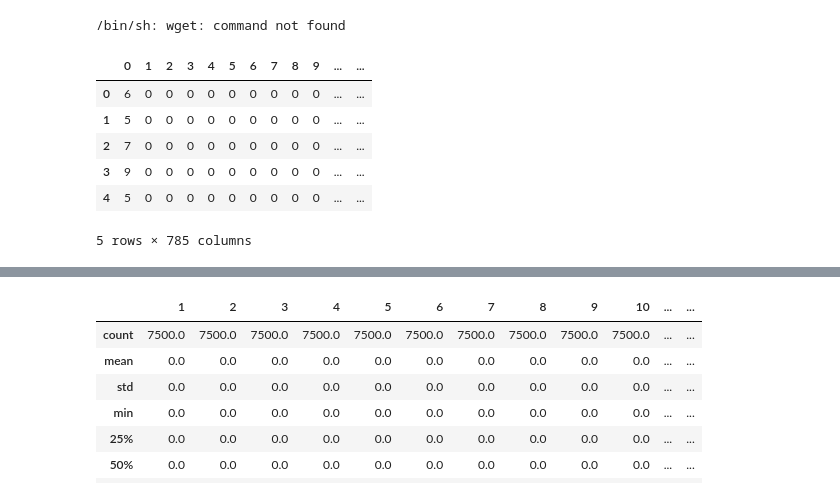
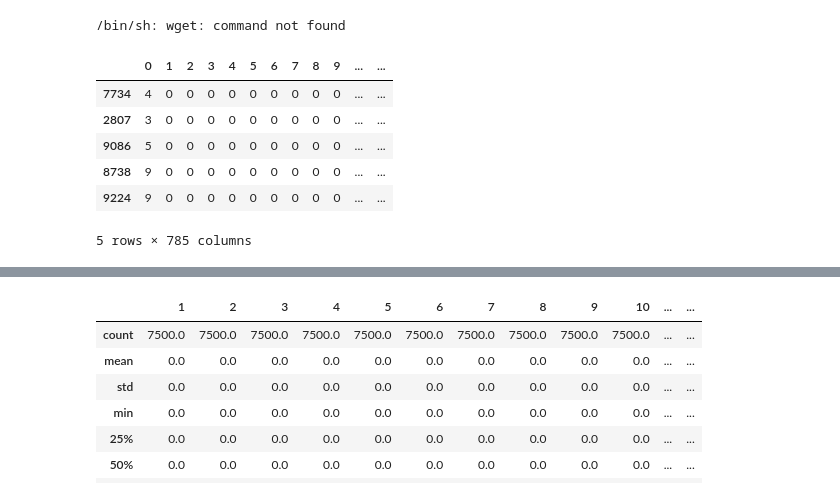
Before and after one commit to frolovconst/crash_course, a Jupyter notebook: multiclass_clf/multiclass.ipynb, the cells around one changed output, grey strips where cells are left out. Saved outputs shown, nothing was run; the diff lists cells and outputs as text; code cells hidden in the pictures.

```diff
--- a/multiclass_clf/multiclass.ipynb
+++ b/multiclass_clf/multiclass.ipynb
@@ -3,45 +3,45 @@
 # %% [output]
 /bin/sh: wget: command not found
 # %%
+from __future__ import print_function
+
 import glob
-import io
 import math
 import os
-os.environ['TF_CPP_MIN_VLOG_LEVEL']='3'
+import io
+
 from IPython import display
 from matplotlib import cm
 from matplotlib import gridspec
 from matplotlib import pyplot as plt
-% matplotlib inline
 import numpy as np
 import pandas as pd
 import seaborn as sns
 from sklearn import metrics
 import tensorflow as tf
 from tensorflow.python.data import Dataset
-from time import time
 
 tf.logging.set_verbosity(tf.logging.ERROR)
 pd.options.display.max_rows = 10
 pd.options.display.float_format = '{:.1f}'.format
 
 mnist_dataframe = pd.read_csv(
   io.open("./data/mnist_train_small.csv", "r"),
   sep=",",
   header=None)
 
 # Use just the first 10,000 records for training/validation.
 mnist_dataframe = mnist_dataframe.head(10000)
 
 mnist_dataframe = mnist_dataframe.reindex(np.random.permutation(mnist_dataframe.index))
 mnist_dataframe.head()
 # %% [output]
 |  | 0 | 1 | 2 | 3 | 4 | 5 | 6 | 7 | 8 | 9 | ... | ... |
-| 0 | 6 | 0 | 0 | 0 | 0 | 0 | 0 | 0 | 0 | 0 | ... | ... |
-| 1 | 5 | 0 | 0 | 0 | 0 | 0 | 0 | 0 | 0 | 0 | ... | ... |
-| 2 | 7 | 0 | 0 | 0 | 0 | 0 | 0 | 0 | 0 | 0 | ... | ... |
-| 3 | 9 | 0 | 0 | 0 | 0 | 0 | 0 | 0 | 0 | 0 | ... | ... |
-| 4 | 5 | 0 | 0 | 0 | 0 | 0 | 0 | 0 | 0 | 0 | ... | ... |
+| 7734 | 4 | 0 | 0 | 0 | 0 | 0 | 0 | 0 | 0 | 0 | ... | ... |
+| 2807 | 3 | 0 | 0 | 0 | 0 | 0 | 0 | 0 | 0 | 0 | ... | ... |
+| 9086 | 5 | 0 | 0 | 0 | 0 | 0 | 0 | 0 | 0 | 0 | ... | ... |
+| 8738 | 9 | 0 | 0 | 0 | 0 | 0 | 0 | 0 | 0 | 0 | ... | ... |
+| 9224 | 9 | 0 | 0 | 0 | 0 | 0 | 0 | 0 | 0 | 0 | ... | ... |
 5 rows × 785 columns
 # %%
 mnist_dataframe.loc[:, 72:72]
```
Also changed, not shown: parts of 46 cells of this notebook.
